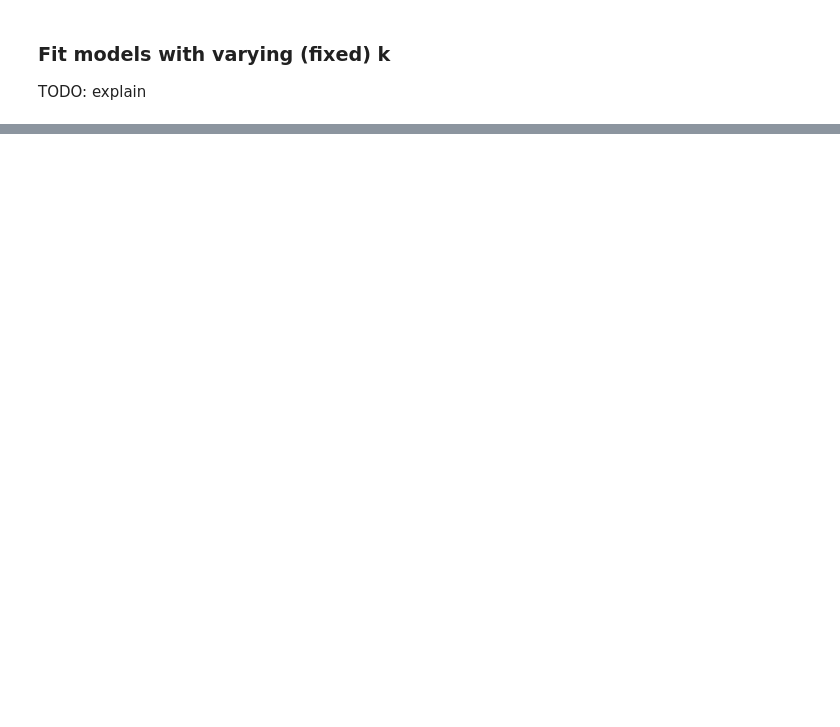
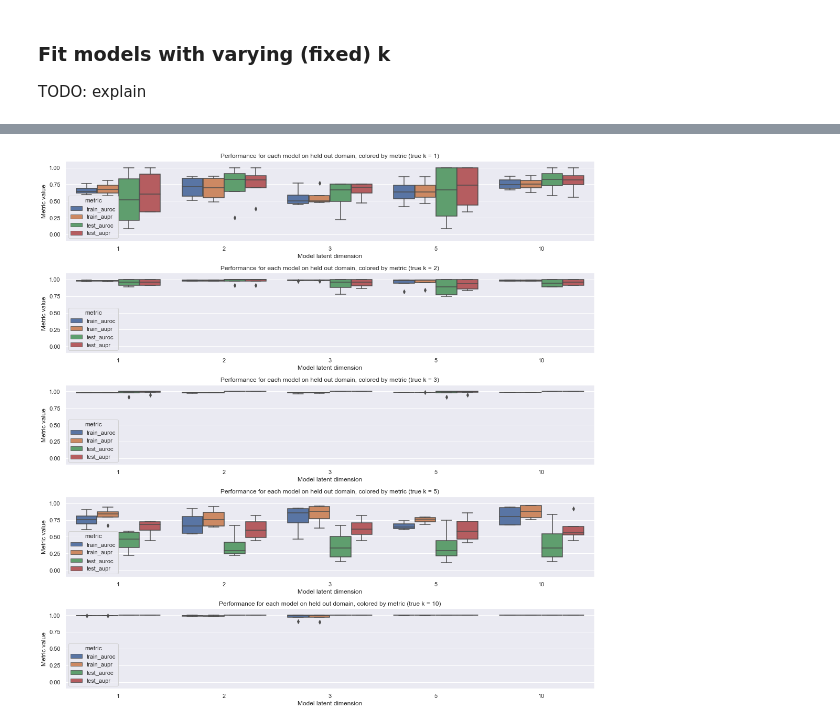
Before and after one commit to greenelab/pancancer-evaluation, a Jupyter notebook: 09_simulations/simulate_k.ipynb, the cells around one changed output, grey strips where cells are left out. Drawn from its saved outputs; the diff is of its cells as text; code cells hidden in the pictures; blank space fills up the shorter version.

```diff
--- a/09_simulations/simulate_k.ipynb
+++ b/09_simulations/simulate_k.ipynb
@@ -153,0 +273,29 @@ plt.ylim(-0.1, 1.1)
+# %%
+sns.set({'figure.figsize': (15, 15)})
+fig, axarr = plt.subplots(5, 1)
+
+for ix, k_sim in enumerate(k_sim_range):
+    ax = axarr[ix]
+    sns.boxplot(
+        data=(results_df[results_df.k_sim == k_sim]
+                .sort_values(by=['k_model'])
+                .sort_values(by=['metric'], ascending=False)),
+        x='k_model', y='value', hue='metric', ax=ax
+    )
+    ax.set_title(
+        'Performance for each model on held out domain, colored by metric (true k = {})'
+        .format(k_sim)
+    )
+    ax.set_xlabel('Model latent dimension')
+    ax.set_ylabel('Metric value')
+    ax.set_ylim(-0.1, 1.1)
+
+plt.tight_layout()
+
+if output_plots:
+    plt.savefig(
+        output_plots_dir / 'n{}_p{}_ktop{}_corr{}_scale{}_boxes.png'.format(
+            n_domains, p, max(k_sim_range), corr_top, diag),
+    dpi=200, bbox_inches='tight')
+# %% [output]
+[figure, added]
```
Also changed, not shown: parts of 15 cells of this notebook, 2 other files.
